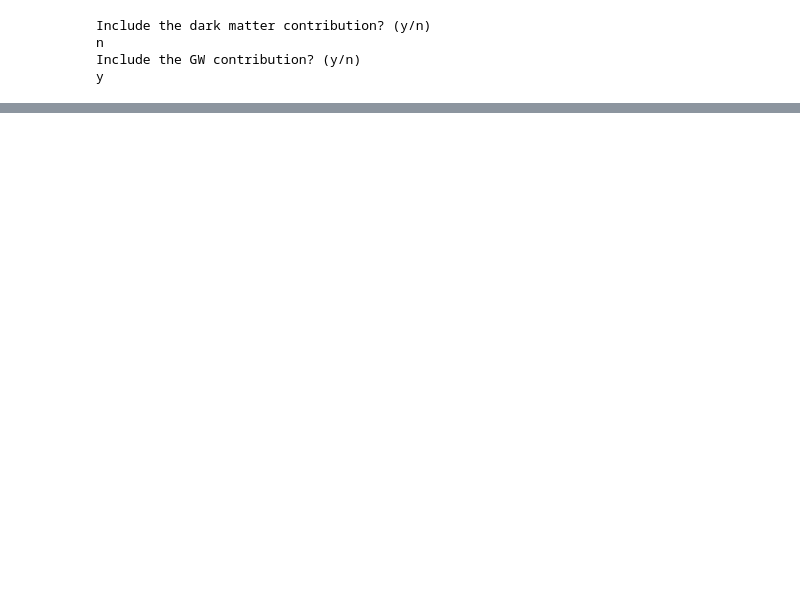
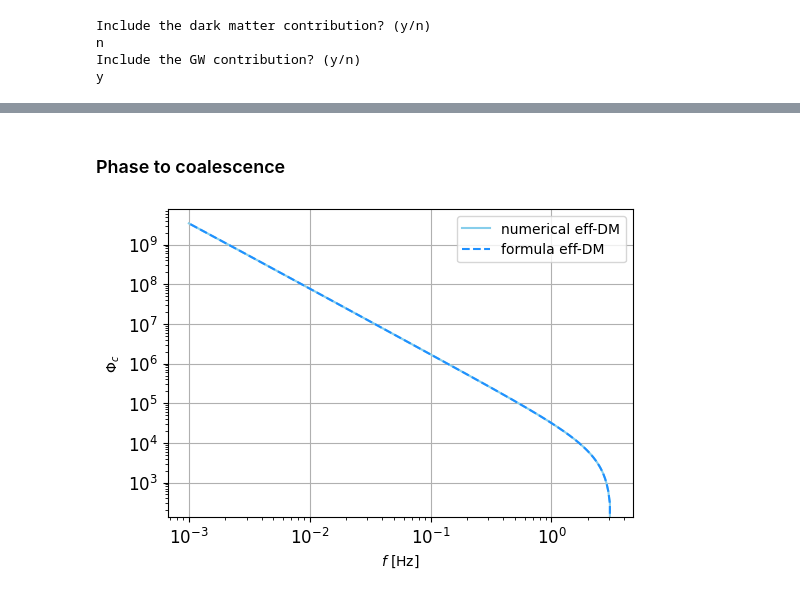
Before and after one commit to nicolegrillo/BinaryEvolution, a Jupyter notebook: Phase_extraction-Static-dm.ipynb, the cells around one changed output, grey strips where cells are left out. Saved outputs shown, nothing was run; the diff lists cells and outputs as text; code cells hidden in the pictures; blank space fills up the shorter version.

```diff
--- a/Phase_extraction-Static-dm.ipynb
+++ b/Phase_extraction-Static-dm.ipynb
@@ -696,0 +506,21 @@ plt.legend();
+# %%
+def hyp2f1_derivative(hyp2f1, f):
+
+    '''Finds derivative of the gauss_hypergeom function through differentiation.'''
+
+    delta_function = np.concatenate(([np.min(hyp2f1)], hyp2f1[1:] - hyp2f1[:-1]))
+    delta_fs = np.concatenate(([np.max(f)], f[1:] - f[:-1]))
+
+    return delta_function/delta_fs
+# %%
+def vacuum_phase(freqs, f_isco):
+
+    '''Analytical vacuum phase solution.'''
+
+    return -G**(-5/3) * (M_tot)**(1/3) * c**5 / (16 * np.pi**(5/3) * m1 * m2) * (freqs**(-5/3) - f_isco**(-5/3))
+# %%
+def dvacuum_phase_df(freqs):
+
+    '''Analytical derivation of vacuum phase solution.'''
+
+    return -G**(-5/3) * (M_tot)**(1/3) * c**5 / (16 * np.pi**(5/3) * m1 * m2) * (-5/3) * (freqs**(-5/3-1))
@@ -696,0 +584,2 @@ plt.legend();
+# %% [markdown]
+### Phase to coalescence
@@ -696,0 +592,17 @@ plt.legend();
+# %%
+# Check if the analytical and numerical overlap
+plt.figure(figsize=(6, 4))
+
+plt.loglog(freqs, -phi_eff_dm, c='skyblue', linestyle='-', label='numerical eff-DM')
+plt.loglog(freqs, -phi_dm_effective, linestyle='--', label='formula eff-DM', c='dodgerblue')
+plt.xlabel('$f$ [Hz]', fontsize=10)
+plt.ylabel(r'$\Phi_c$', fontsize=10)
+plt.tick_params(axis='x', labelsize=12)
+plt.tick_params(axis='y', labelsize=12)
+plt.grid(True)
+plt.legend()
+
+plt.savefig('results-images/phi_eff_dm.png')
+plt.show()
+# %% [output]
+[figure, added]
```
Also changed, not shown: parts of 87 cells of this notebook, 28 other files.
